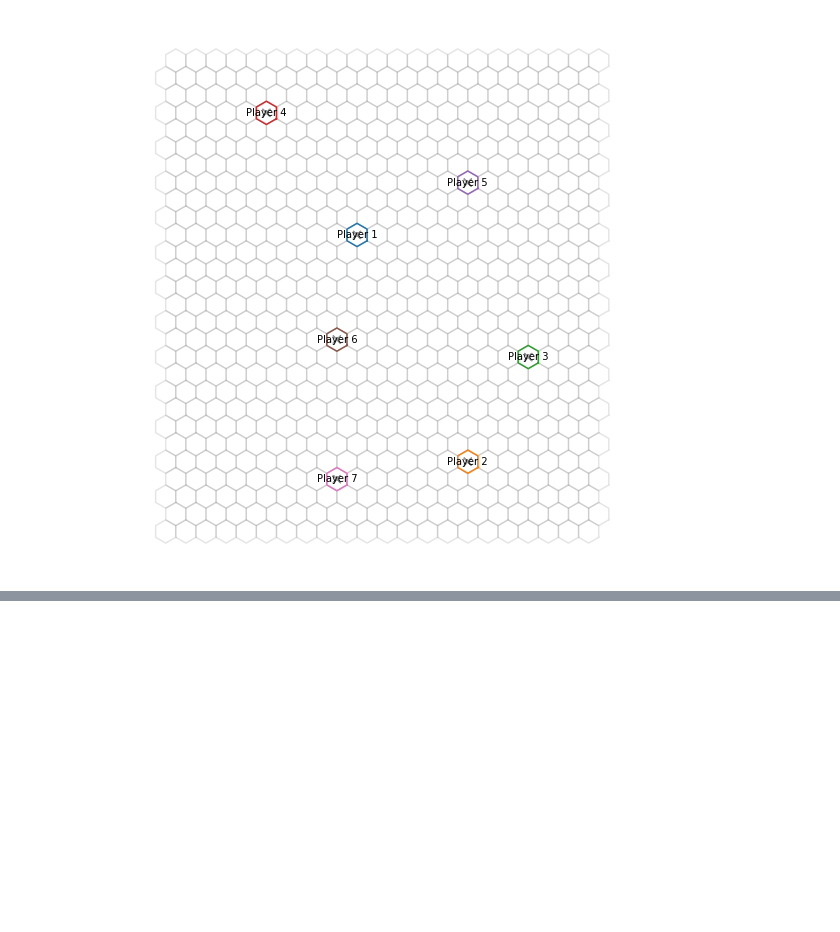
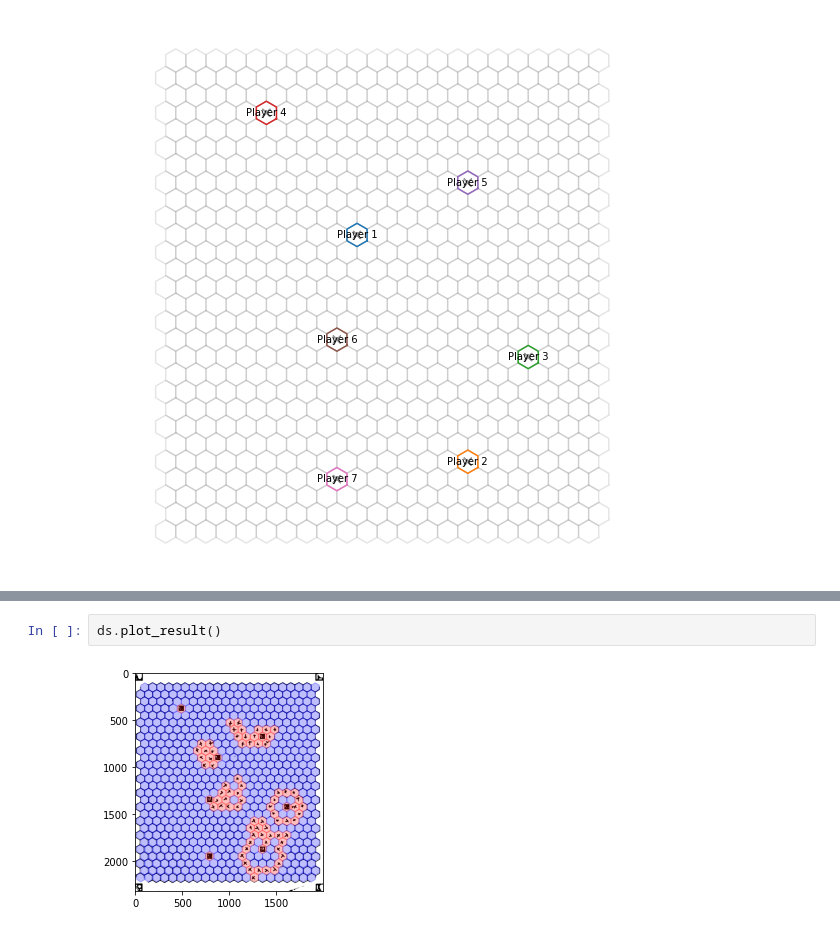
Before and after one commit to dissatisfaction-ai/coffee-game, a Jupyter notebook: Game creation example.ipynb, the cells around one changed output, grey strips where cells are left out. Cells and saved outputs as stored; diff of their text form; blank space fills up the shorter version.

```diff
--- a/Game creation example.ipynb
+++ b/Game creation example.ipynb
@@ -26,0 +32,4 @@ cg_load.draw_current_state()
+# %%
+ds.plot_result()
+# %% [output]
+[figure, added]
```
Also changed, not shown: parts of 4 cells of this notebook, 2 other files.
